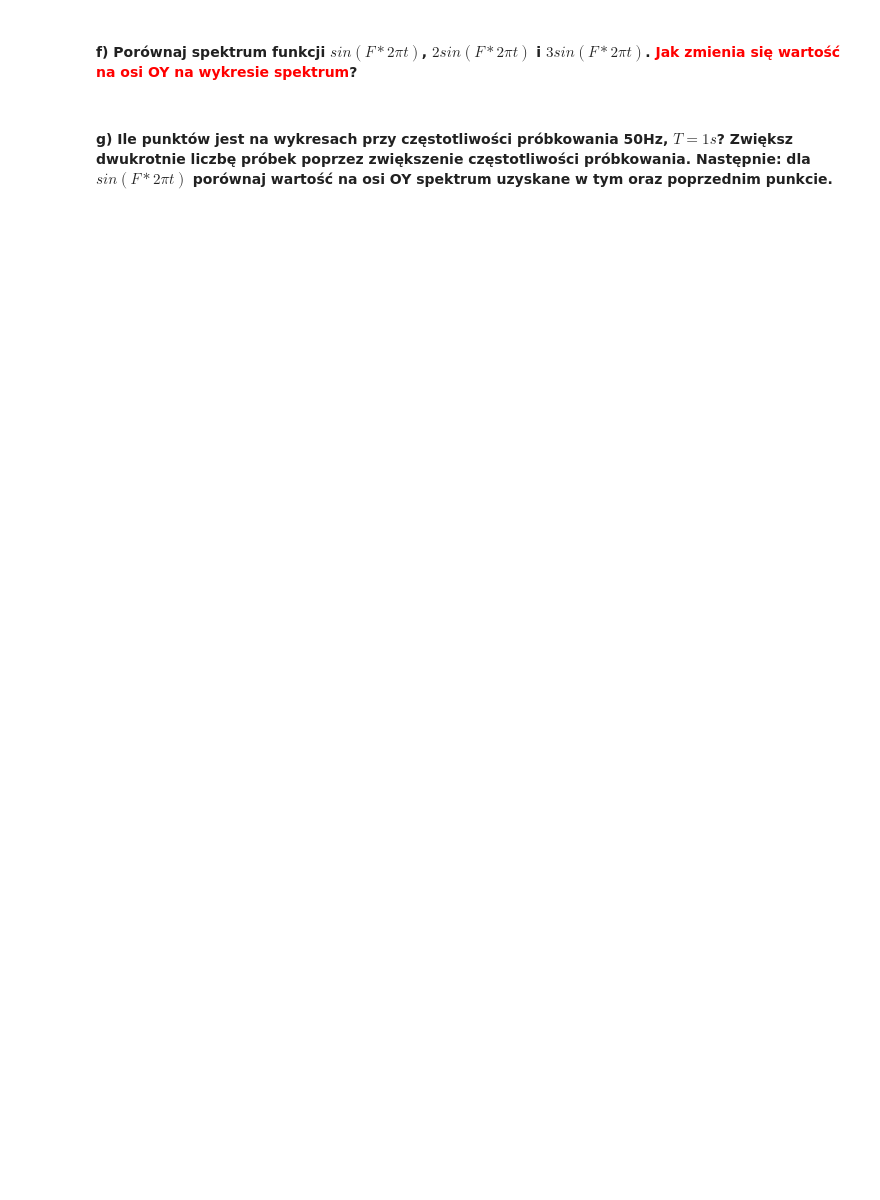
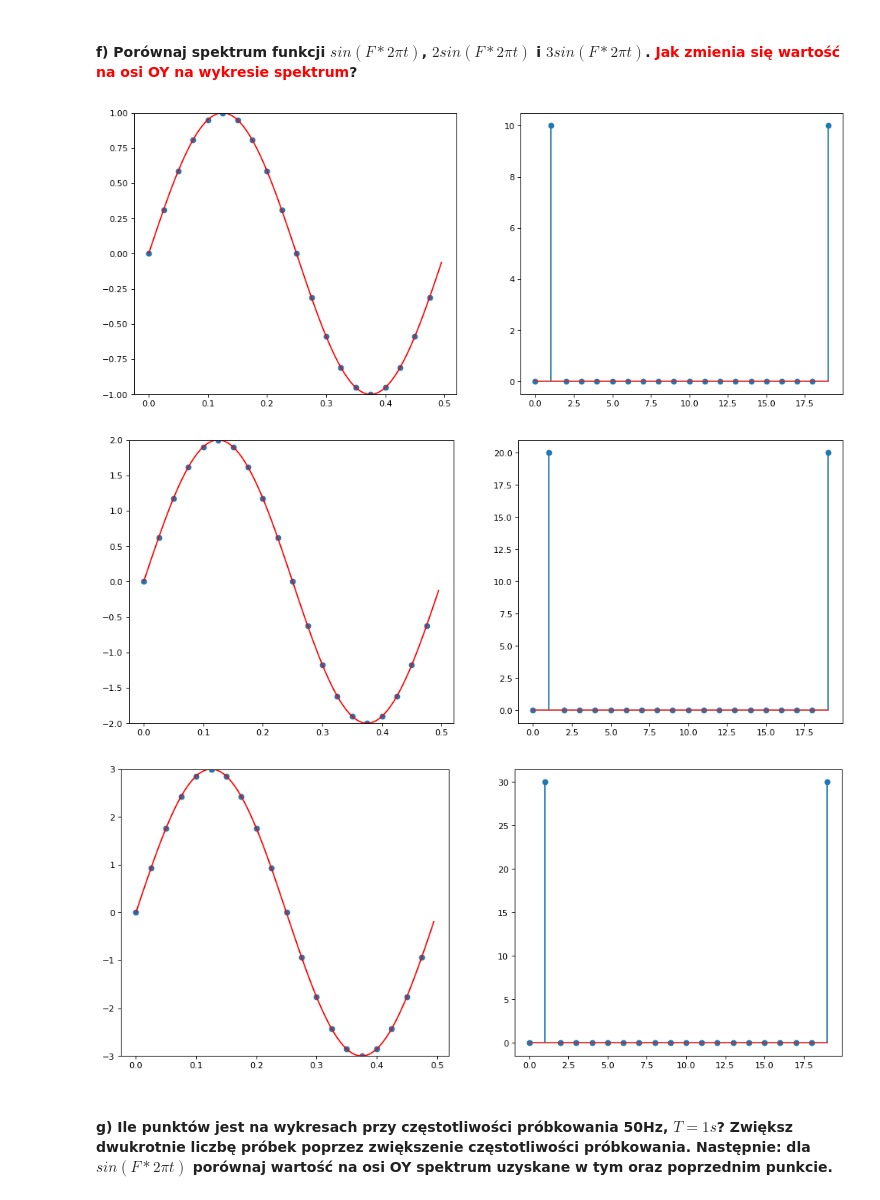
Before and after one commit to AleksandraGorska02/kck, a Jupyter notebook: zadanie_3_zajecia/signals.ipynb, the cells around one changed output. Saved outputs shown, nothing was run; the diff lists cells and outputs as text; code cells hidden in the pictures; blank space fills up the shorter version.

```diff
--- a/zadanie_3_zajecia/signals.ipynb
+++ b/zadanie_3_zajecia/signals.ipynb
@@ -119,4 +125,12 @@ AttributeError: 'NoneType' object has no attribute 'transtormacja'
 # %% [markdown]
 #### f) Porównaj spektrum funkcji $sin(F*2\pi t)$, $2sin(F*2\pi t)$ i $3sin(F*2\pi t)$. <font color='red'>Jak zmienia się wartość na osi OY na wykresie spektrum</font>?
+# %%
+transtormacja(A=1)
+transtormacja(A=2)
+transtormacja(A=3)
+# %% [output]
+[figure, added]
+[figure, added]
+[figure, added]
 # %% [markdown]
 #### g) Ile punktów jest na wykresach przy częstotliwości próbkowania 50Hz, $T=1s$? Zwiększ dwukrotnie liczbę próbek poprzez zwiększenie częstotliwości próbkowania. Następnie: dla $sin(F*2\pi t)$ porównaj wartość na osi OY spektrum uzyskane w tym oraz poprzednim punkcie.
```
Also changed, not shown: parts of 5 cells of this notebook.
